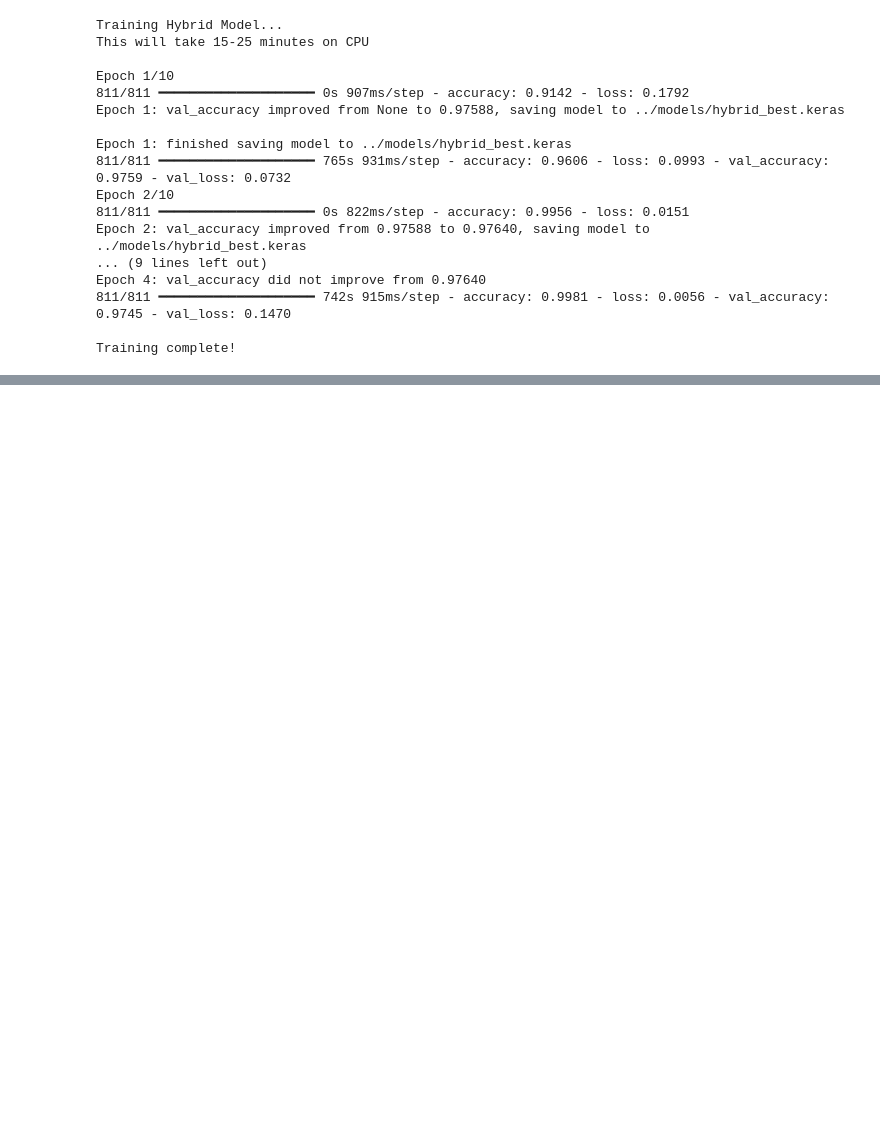
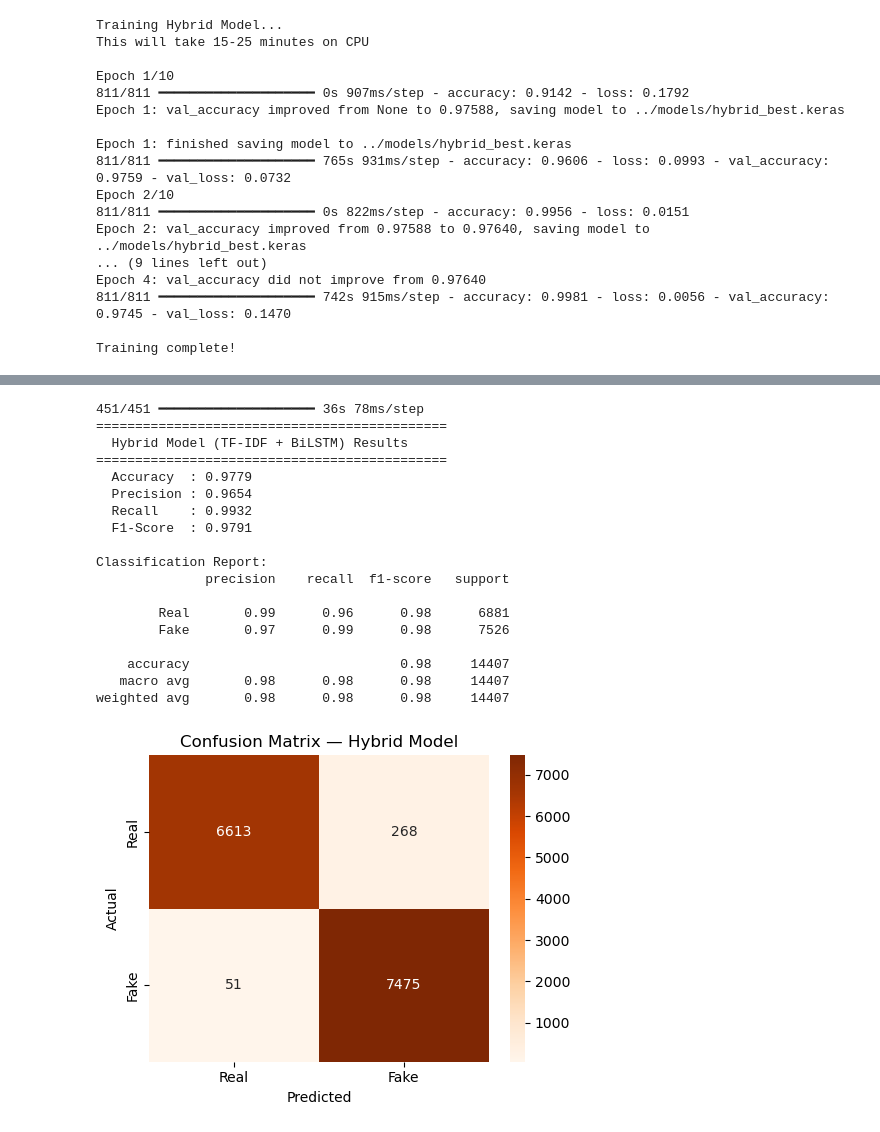
Before and after one commit to Avijit0104/fake-news-detection-msc, a Jupyter notebook: notebooks/03_Hybrid_Model.ipynb, the cells around one changed output, grey strips where cells are left out. Drawn from its saved outputs; the diff is of its cells as text; code cells hidden in the pictures; blank space fills up the shorter version.

Commit message:
Added results and screenshots

```diff
--- a/notebooks/03_Hybrid_Model.ipynb
+++ b/notebooks/03_Hybrid_Model.ipynb
@@ -222,0 +247,74 @@ Training complete!
+# %%
+# Predict
+y_pred_prob = hybrid_model.predict([X_test_pad, X_test_tfidf_dense])
+y_pred      = (y_pred_prob > 0.5).astype(int).flatten()
+
+acc  = accuracy_score(y_test_arr, y_pred)
+prec = precision_score(y_test_arr, y_pred)
+rec  = recall_score(y_test_arr, y_pred)
+f1   = f1_score(y_test_arr, y_pred)
+
+print("="*45)
+print("  Hybrid Model (TF-IDF + BiLSTM) Results")
+print("="*45)
+print(f"  Accuracy  : {acc:.4f}")
+print(f"  Precision : {prec:.4f}")
+print(f"  Recall    : {rec:.4f}")
+print(f"  F1-Score  : {f1:.4f}")
+print("\nClassification Report:")
+print(classification_report(y_test_arr, y_pred,
+                            target_names=['Real', 'Fake']))
+
+# Confusion Matrix
+cm = confusion_matrix(y_test_arr, y_pred)
+plt.figure(figsize=(5, 4))
+sns.heatmap(cm, annot=True, fmt='d', cmap='Oranges',
+            xticklabels=['Real', 'Fake'],
+            yticklabels=['Real', 'Fake'])
+plt.title('Confusion Matrix — Hybrid Model')
+plt.ylabel('Actual')
+plt.xlabel('Predicted')
+plt.tight_layout()
+plt.savefig('../models/Hybrid_confusion.png')
+plt.show()
+
+# Final comparison table
+print("\n" + "="*60)
+print("           FINAL MODEL COMPARISON TABLE")
+print("="*60)
+comparison = pd.DataFrame([
+    {'Model': 'Naive Bayes',         'Accuracy': 0.8815,
+     'Precision': 0.8751, 'Recall': 0.9019, 'F1': 0.8883},
+    {'Model': 'Logistic Regression', 'Accuracy': 0.9643,
+     'Precision': 0.9639, 'Recall': 0.9678, 'F1': 0.9659},
+    {'Model': 'BiLSTM',              'Accuracy': 0.9681,
+     'Precision': 0.9599, 'Recall': 0.9799, 'F1': 0.9698},
+    {'Model': 'SVM',                 'Accuracy': 0.9766,
+     'Precision': 0.9743, 'Recall': 0.9811, 'F1': 0.9777},
+    {'Model': 'Hybrid (TF-IDF+BiLSTM)', 'Accuracy': round(acc, 4),
+     'Precision': round(prec, 4), 'Recall': round(rec, 4),
+     'F1': round(f1, 4)},
+])
+print(comparison.to_string(index=False))
+comparison.to_csv('../models/final_comparison.csv', index=False)
+print("\nFinal comparison saved → models/final_comparison.csv")
+# %% [output]
+451/451 ━━━━━━━━━━━━━━━━━━━━ 36s 78ms/step
+=============================================
+  Hybrid Model (TF-IDF + BiLSTM) Results
+=============================================
+  Accuracy  : 0.9779
+  Precision : 0.9654
+  Recall    : 0.9932
+  F1-Score  : 0.9791
+
+Classification Report:
+              precision    recall  f1-score   support
+
+        Real       0.99      0.96      0.98      6881
+        Fake       0.97      0.99      0.98      7526
+
+    accuracy                           0.98     14407
+   macro avg       0.98      0.98      0.98     14407
+weighted avg       0.98      0.98      0.98     14407
+[figure, added]
```
Also changed, not shown: parts of 2 cells of this notebook.
